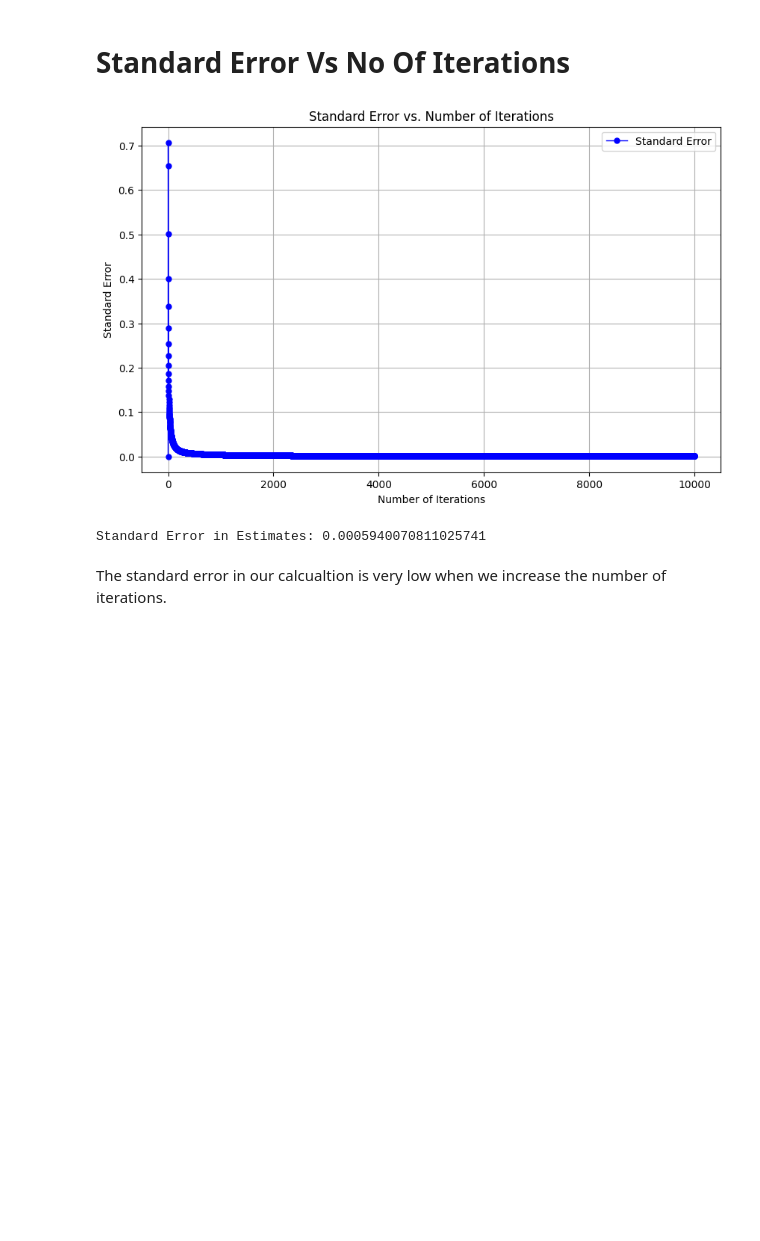
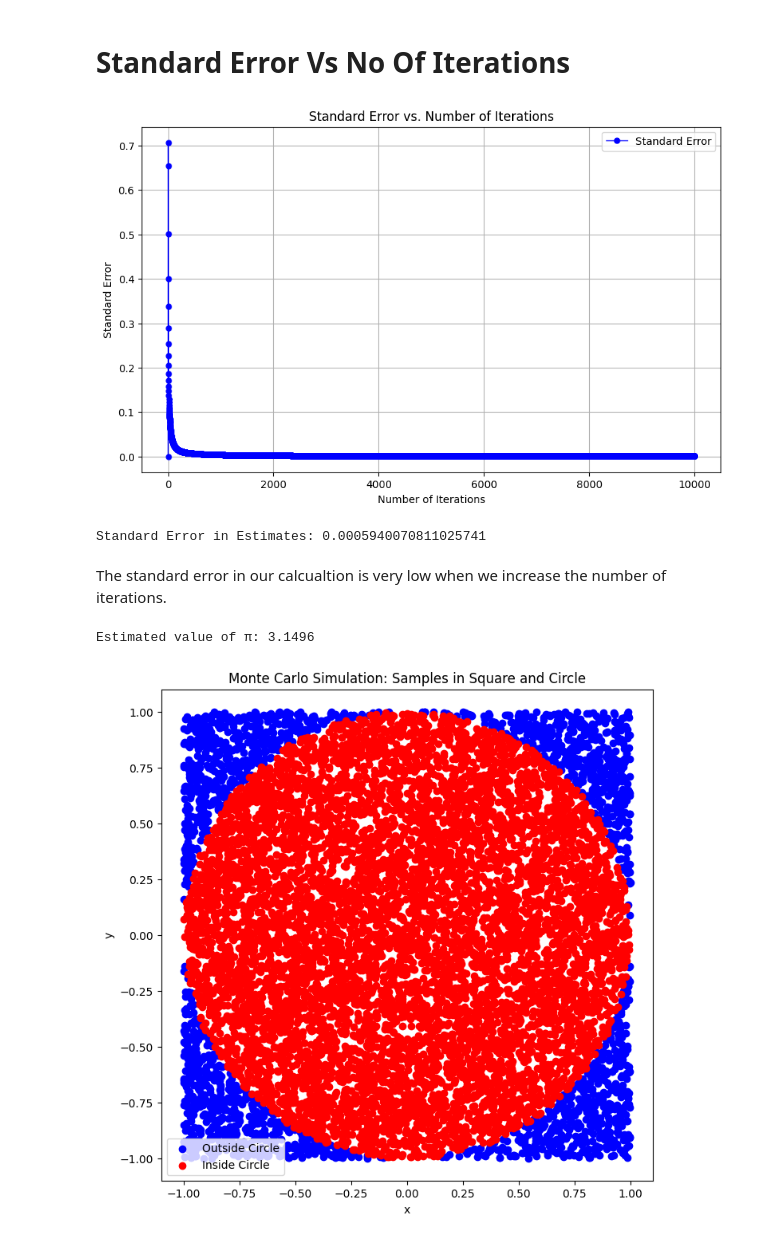
Before and after one commit to Rk-Pudasaini/Monte_Carlo_Simulation, a Jupyter notebook: Estimating_Pi_Value.ipynb, the cells around one changed output. Drawn from its saved outputs; the diff is of its cells as text; code cells hidden in the pictures; blank space fills up the shorter version.

```diff
--- a/Estimating_Pi_Value.ipynb
+++ b/Estimating_Pi_Value.ipynb
@@ -217,3 +217,56 @@ print("Standard Error in Estimates:", standard_errors[-1])
 Standard Error in Estimates: 0.0005940070811025741
 # %% [markdown]
 The standard error in our calcualtion is very low when we increase the number of iterations.
+# %%
+def estimate_pi(num_iterations):
+    circle_points = 0
+    square_points = 0
+    circle_x = []
+    circle_y = []
+    square_x = []
+    square_y = []
+
+    for _ in range(num_iterations):
+        # Generate random points within the square
+        x = random.uniform(-1, 1)
+        y = random.uniform(-1, 1)
+
+        # Calculate distance from origin
+        d = x**2 + y**2
+
+        # Check if the point lies within the circle
+        if d <= 1:
+            circle_points += 1
+            circle_x.append(x)
+            circle_y.append(y)
+        else:
+            square_x.append(x)
+            square_y.append(y)
+
+        square_points += 1
+
+    # Calculate the estimated value of π
+    pi_estimate = 4 * (circle_points / square_points)
+
+    return pi_estimate, circle_x, circle_y, square_x, square_y
+
+# Define the number of iterations
+NO_OF_ITERATIONS = 10000
+
+# Estimate π using Monte Carlo simulation and get samples
+pi_estimate, circle_x, circle_y, square_x, square_y = estimate_pi(NO_OF_ITERATIONS)
+print("Estimated value of π:", pi_estimate)
+
+# Plot the samples
+plt.figure(figsize=(8, 8))
+plt.scatter(square_x, square_y, color='blue', label='Outside Circle')
+plt.scatter(circle_x, circle_y, color='red', label='Inside Circle')
+plt.xlabel('x')
+plt.ylabel('y')
+plt.title('Monte Carlo Simulation: Samples in Square and Circle')
+plt.gca().set_aspect('equal', adjustable='box')
+plt.legend()
+plt.show()
+# %% [output]
+Estimated value of π: 3.1496
+[figure, added]
```
